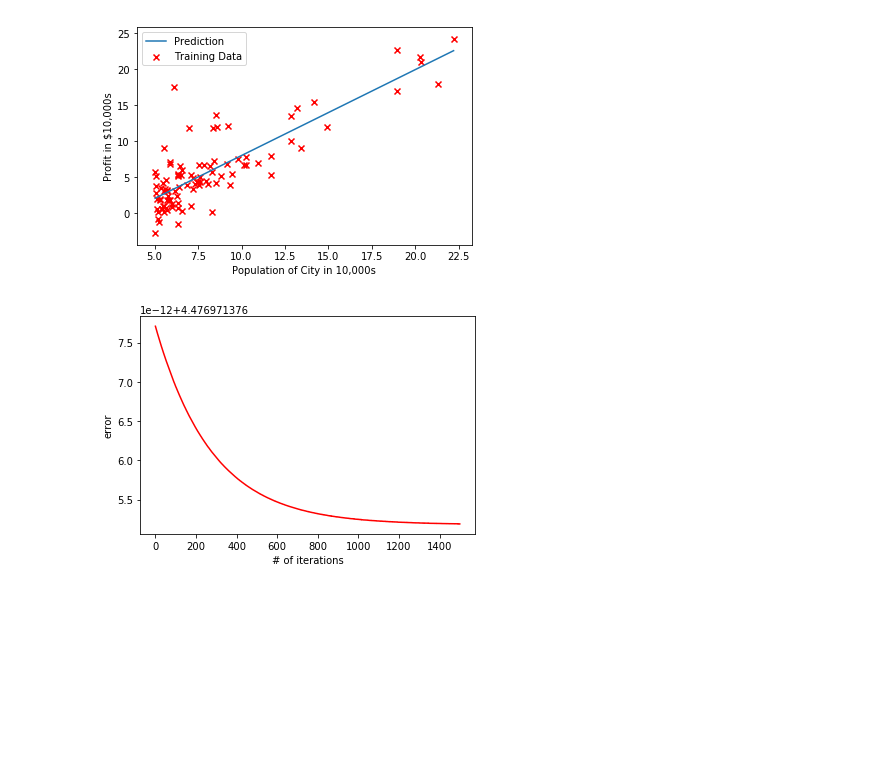
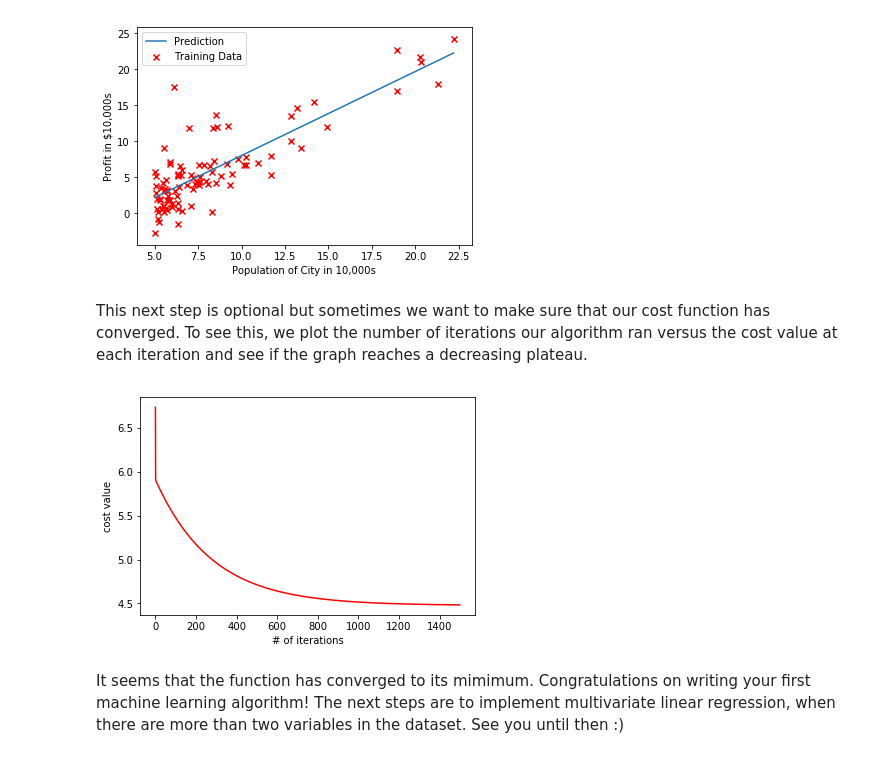
Before and after one commit to esywang/ML_Tutorials, a Jupyter notebook: ex1_LinearRegression/gr_desc_SLRM.ipynb, the cells around one changed output. Cells and saved outputs as stored; diff of their text form; code cells hidden in the pictures; blank space fills up the shorter version.

```diff
--- a/ex1_LinearRegression/gr_desc_SLRM.ipynb
+++ b/ex1_LinearRegression/gr_desc_SLRM.ipynb
@@ -32,0 +49,12 @@ alpha = 0.01
+# %%
+X_axis = df['Population'] # filtering out x_axis data
+y_axis = df['Profit']
+m = len(y_axis) # number of data points
+
+plt.plot(X_axis, y_axis, 'rx')
+plt.xlabel('Population of City in 10,000s')
+plt.ylabel('Profit in $10,000s')
+
+plt.show()
+# Note: it is very important to write this line if you want to see
+# the resulting plot!
@@ -32,0 +69,7 @@ alpha = 0.01
+# %%
+# Firstly, we need to convert our columns into a numpy matrix
+# so that it is possible to do matrix multiplication
+X_matrix = df[['Population']].as_matrix()
+X_matrix = np.insert(X_matrix, 0, 1, axis=1)
+X_matrix = np.matrix(X_matrix)
+y = df[['Profit']].as_matrix()
@@ -38,4 +116,10 @@ def computeCost(X, y, theta):
 # %%
+theta = np.matrix(np.zeros((2,1)))
+# first initialize theta to be zeros
+
+iterations = 1500
+alpha = 0.01
+
 def gradientDescent(X, y, theta, alpha, num_iters):
     m = len(y)
     J_history = np.zeros((num_iters,1))
@@ -44,11 +128,19 @@ def gradientDescent(X, y, theta, alpha, num_iters):
 
         error = X*theta - y
         theta = theta - (alpha/m) * (X.T * error)
+        # Note the use of vectorization again
+
         J_history[[i]] = computeCost(X,y,theta)
+        # To see value of cost at each iteration
 
     return [theta, J_history]
 
-result = gradientDescent(X,y,theta,alpha,iterations)
+result = gradientDescent(X_matrix,y,theta,alpha,iterations)
 theta = result[0]
 J_history = result[1]
+
+print('theta: ')
+print(theta)
+print('\n J_history:')
+print(J_history)
 # %% [output]
@@ -78,10 +170,14 @@ plt.legend()
 plt.show()
 # %% [output]
 [figure]
+# %% [markdown]
+This next step is optional but sometimes we want to make sure that our cost function has converged. To see this, we plot the number of iterations our algorithm ran versus the cost value at each iteration and see if the graph reaches a decreasing plateau.
 # %%
 plt.plot(np.arange(iterations), J_history, 'r')
 plt.xlabel('# of iterations')
-plt.ylabel('error')
+plt.ylabel('cost value')
 plt.show()
 # %% [output]
-[figure, old version]
+[figure, new version]
+# %% [markdown]
+It seems that the function has converged to its mimimum. Congratulations on writing your first machine learning algorithm! The next steps are to implement multivariate linear regression, when there are more than two variables in the dataset. See you until then :)
```
Also changed, not shown: parts of 17 cells of this notebook.
